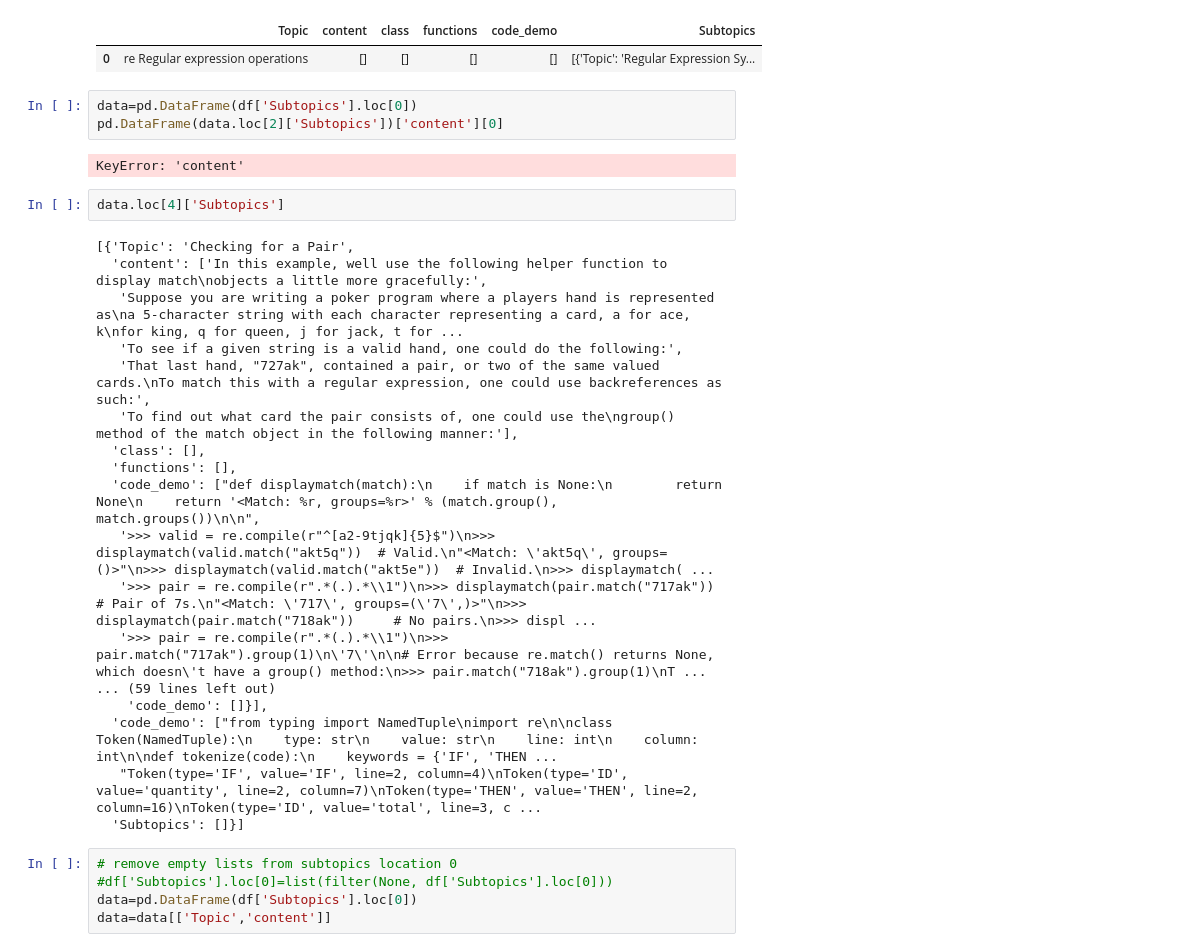
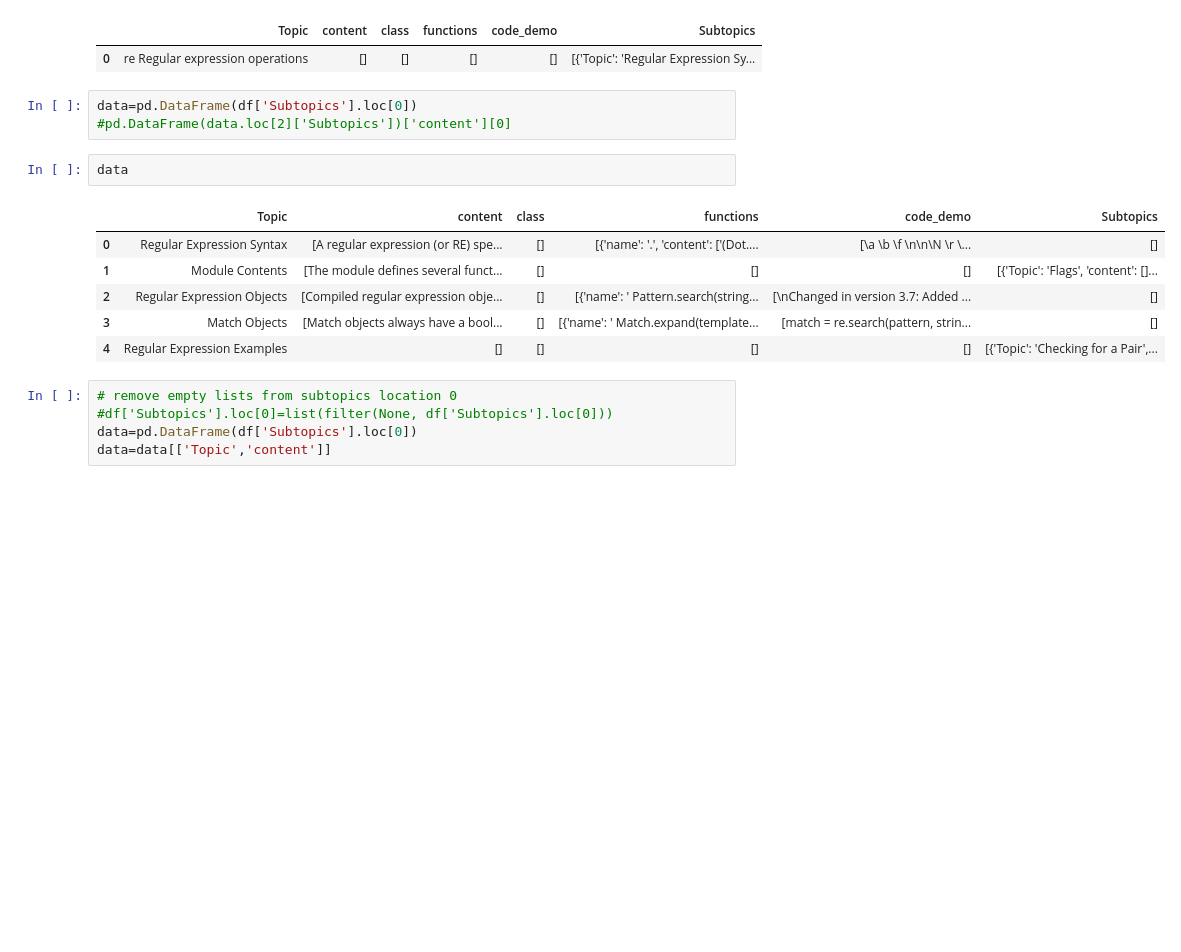
Before and after one commit to ece1786-2022/PyOverflow, a Jupyter notebook: data_processing.ipynb, the cells around one changed output. Cells and saved outputs as stored; diff of their text form; blank space fills up the shorter version.

```diff
--- a/data_processing.ipynb
+++ b/data_processing.ipynb
@@ -12,29 +12,16 @@ df
 | 0 | re Regular expression operations | [] | [] | [] | [] | [{'Topic': 'Regular Expression Sy... |
 # %%
 data=pd.DataFrame(df['Subtopics'].loc[0])
-pd.DataFrame(data.loc[2]['Subtopics'])['content'][0]
+#pd.DataFrame(data.loc[2]['Subtopics'])['content'][0]
-# %% [output]
-KeyError: 'content'
 # %%
-data.loc[4]['Subtopics']
+data
 # %% [output]
-[{'Topic': 'Checking for a Pair',
-  'content': ['In this example, well use the following helper function to display match\nobjects a little more gracefully:',
-   'Suppose you are writing a poker program where a players hand is represented as\na 5-character string with each character representing a card, a for ace, k\nfor king, q for queen, j for jack, t for ...
-   'To see if a given string is a valid hand, one could do the following:',
-   'That last hand, "727ak", contained a pair, or two of the same valued cards.\nTo match this with a regular expression, one could use backreferences as such:',
-   'To find out what card the pair consists of, one could use the\ngroup() method of the match object in the following manner:'],
-  'class': [],
-  'functions': [],
-  'code_demo': ["def displaymatch(match):\n    if match is None:\n        return None\n    return '<Match: %r, groups=%r>' % (match.group(), match.groups())\n\n",
-   '>>> valid = re.compile(r"^[a2-9tjqk]{5}$")\n>>> displaymatch(valid.match("akt5q"))  # Valid.\n"<Match: \'akt5q\', groups=()>"\n>>> displaymatch(valid.match("akt5e"))  # Invalid.\n>>> displaymatch( ...
-   '>>> pair = re.compile(r".*(.).*\\1")\n>>> displaymatch(pair.match("717ak"))     # Pair of 7s.\n"<Match: \'717\', groups=(\'7\',)>"\n>>> displaymatch(pair.match("718ak"))     # No pairs.\n>>> displ ...
-   '>>> pair = re.compile(r".*(.).*\\1")\n>>> pair.match("717ak").group(1)\n\'7\'\n\n# Error because re.match() returns None, which doesn\'t have a group() method:\n>>> pair.match("718ak").group(1)\nT ...
-... (59 lines left out)
-    'code_demo': []}],
-  'code_demo': ["from typing import NamedTuple\nimport re\n\nclass Token(NamedTuple):\n    type: str\n    value: str\n    line: int\n    column: int\n\ndef tokenize(code):\n    keywords = {'IF', 'THEN ...
-   "Token(type='IF', value='IF', line=2, column=4)\nToken(type='ID', value='quantity', line=2, column=7)\nToken(type='THEN', value='THEN', line=2, column=16)\nToken(type='ID', value='total', line=3, c ...
-  'Subtopics': []}]
+|  | Topic | content | class | functions | code_demo | Subtopics |
+| 0 | Regular Expression Syntax | [A regular expression (or RE) spe... | [] | [{'name': '.', 'content': ['(Dot.... | [\a \b \f \n\n\N \r \... | [] |
+| 1 | Module Contents | [The module defines several funct... | [] | [] | [] | [{'Topic': 'Flags', 'content': []... |
+| 2 | Regular Expression Objects | [Compiled regular expression obje... | [] | [{'name': ' Pattern.search(string... | [\nChanged in version 3.7: Added ... | [] |
+| 3 | Match Objects | [Match objects always have a bool... | [] | [{'name': ' Match.expand(template... | [match = re.search(pattern, strin... | [] |
+| 4 | Regular Expression Examples | [] | [] | [] | [] | [{'Topic': 'Checking for a Pair',... |
 # %%
 # remove empty lists from subtopics location 0
 #df['Subtopics'].loc[0]=list(filter(None, df['Subtopics'].loc[0]))
```
Also changed, not shown: parts of 19 cells of this notebook, 3 other files.
